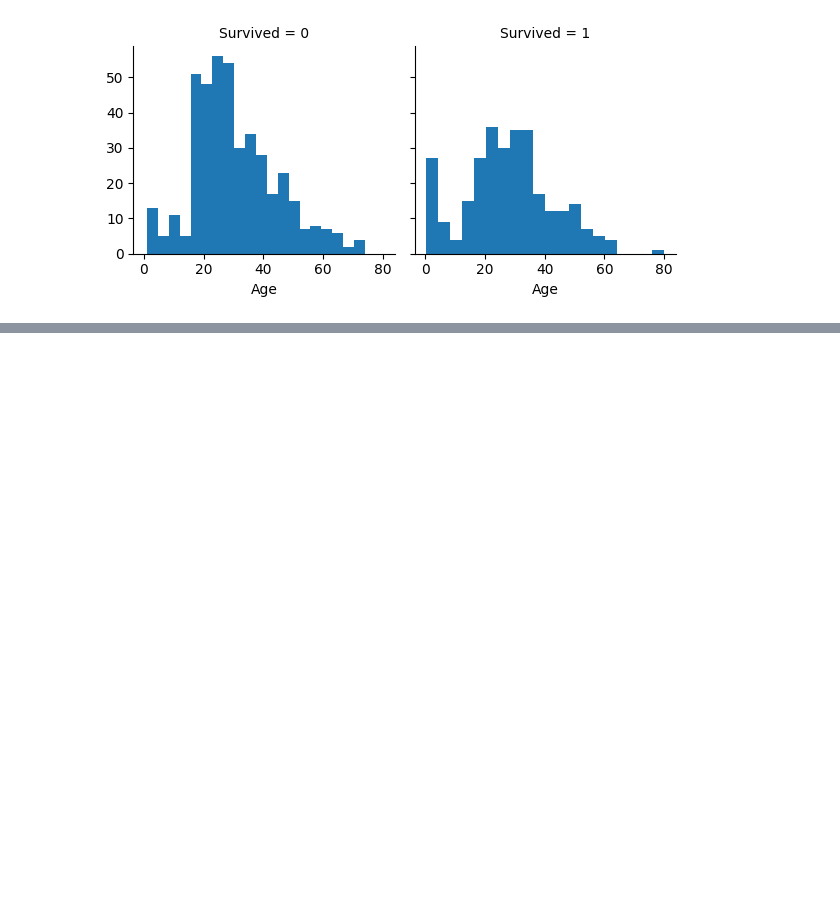
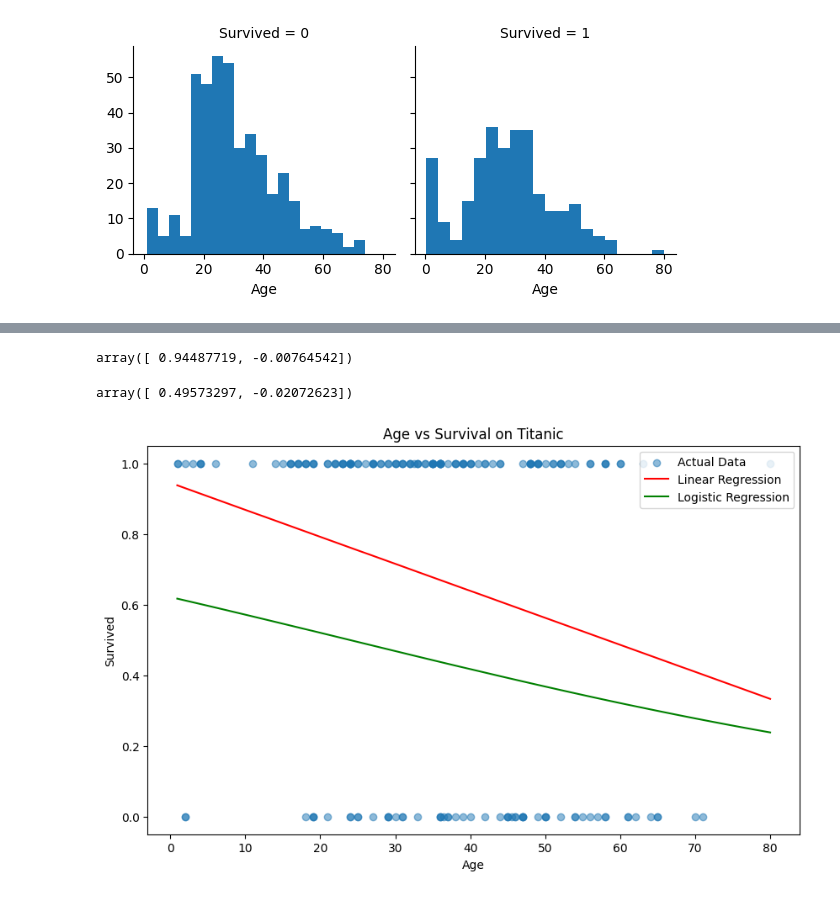
Before and after one commit to choibumku00/Kaggle_Titanic, a Jupyter notebook: 캐글_타이타닉_분석.ipynb, the cells around one changed output, grey strips where cells are left out. Drawn from its saved outputs; the diff is of its cells as text; code cells hidden in the pictures; blank space fills up the shorter version.

```diff
--- a/캐글_타이타닉_분석.ipynb
+++ b/캐글_타이타닉_분석.ipynb
@@ -120,0 +123,5 @@ age_Grid.map(plt.hist, 'Age', bins=20)
+# %%
+# 결측값 제거
+df_cleaned = df.dropna()
+
+df_cleaned.isnull().sum()
@@ -120,0 +157,15 @@ age_Grid.map(plt.hist, 'Age', bins=20)
+# %%
+# 선형 회귀를 위한 데이터 준비
+X_linear_cleaned = df_cleaned['Age'].values.reshape(-1, 1)
+y_linear_cleaned = df_cleaned['Survived'].values
+
+# 선형 회귀 계수 계산
+coefficients_linear_cleaned = linear_regression_coefficients(X_linear_cleaned, y_linear_cleaned)
+
+# 선형 회귀를 사용한 생존율 예측
+predicted_linear_cleaned = linear_regression_predict(X_linear_cleaned, coefficients_linear_cleaned)
+
+# 계수 표시
+coefficients_linear_cleaned
+# %% [output]
+array([ 0.94487719, -0.00764542])
@@ -120,0 +203,39 @@ age_Grid.map(plt.hist, 'Age', bins=20)
+# %%
+# 로지스틱 회귀 분석을 위한 하이퍼파라미터 설정
+learning_rate = 0.01
+iterations = 1000
+
+# 로지스틱 회귀를 위한 데이터 준비
+X_logistic_cleaned = df_cleaned['Age'].values.reshape(-1, 1)
+y_logistic_cleaned = df_cleaned['Survived'].values
+
+# 로지스틱 회귀 계수 계산
+coefficients_logistic_cleaned = logistic_regression_coefficients(X_logistic_cleaned, y_logistic_cleaned, learning_rate, iterations)
+
+# 로지스틱 회귀를 사용한 생존 확률 예측
+predicted_logistic_cleaned = logistic_regression_predict(X_logistic_cleaned, coefficients_logistic_cleaned)
+
+# 계수 표시
+coefficients_logistic_cleaned
+# %% [output]
+array([ 0.49573297, -0.02072623])
+# %%
+import matplotlib.pyplot as plt
+
+plt.figure(figsize=(10, 6))
+plt.scatter(df_cleaned['Age'], df_cleaned['Survived'], alpha=0.5, label='Actual Data')
+
+ages = np.linspace(df_cleaned['Age'].min(), df_cleaned['Age'].max(), 100)
+predicted_linear_plot = linear_regression_predict(ages.reshape(-1, 1), coefficients_linear_cleaned)
+plt.plot(ages, predicted_linear_plot, color='red', label='Linear Regression')
+
+predicted_logistic_plot = logistic_regression_predict(ages.reshape(-1, 1), coefficients_logistic_cleaned)
+plt.plot(ages, predicted_logistic_plot, color='green', label='Logistic Regression')
+
+plt.xlabel('Age')
+plt.ylabel('Survived')
+plt.title('Age vs Survival on Titanic')
+plt.legend()
+plt.show()
+# %% [output]
+[figure, added]
```
Also changed, not shown: parts of 4 cells of this notebook.
